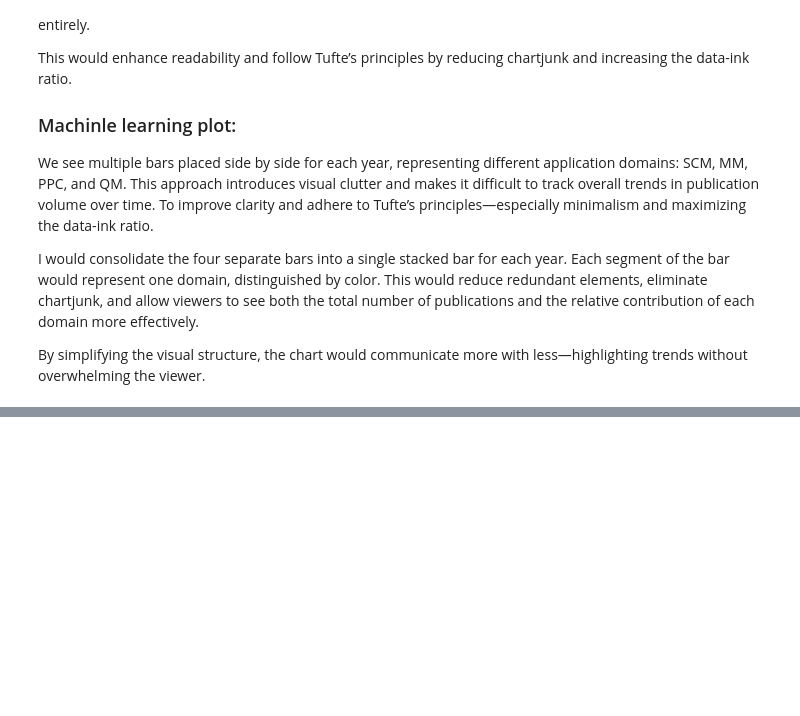
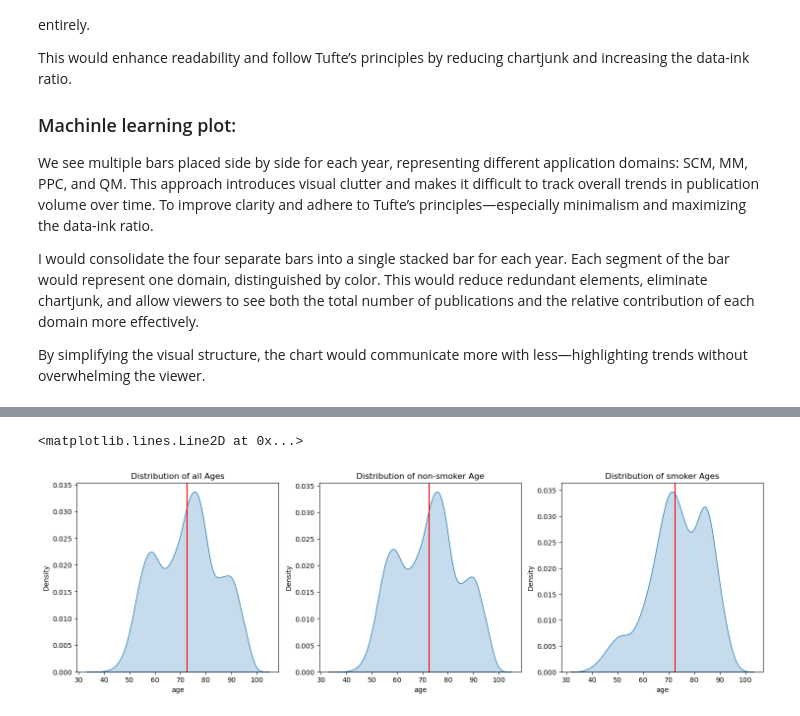
Before and after one commit to mak8427/data_visualization, a Jupyter notebook: problem-sheet-09/ex09_davide.ipynb, the cells around one changed output, grey strips where cells are left out. Saved outputs shown, nothing was run; the diff lists cells and outputs as text; code cells hidden in the pictures; blank space fills up the shorter version.

```diff
--- a/problem-sheet-09/ex09_davide.ipynb
+++ b/problem-sheet-09/ex09_davide.ipynb
@@ -15,0 +70,20 @@ By simplifying the visual structure, the chart would communicate more with less
+# %%
+fig, ax = plt.subplots(1, 3, figsize=(18, 5))  # Corrected: fig, ax
+
+# All ages
+sns.kdeplot(data['age'], ax=ax[0], fill=True)
+ax[0].set_title('Distribution of all Ages')
+ax[0].axvline(data['age'].mean(), color='r')
+
+# Non-smokers
+sns.kdeplot(data[data['smoker'] == 0]['age'], ax=ax[1], fill=True)
+ax[1].set_title('Distribution of non-smoker Age')
+ax[1].axvline(data['age'].mean(), color='r')
+
+# Smokers
+sns.kdeplot(data[data['smoker'] == 1]['age'], ax=ax[2], fill=True)
+ax[2].set_title('Distribution of smoker Ages')
+ax[2].axvline(data['age'].mean(), color='r')
+# %% [output]
+<matplotlib.lines.Line2D at 0x...>
+[figure, added]
```
Also changed, not shown: parts of 4 cells of this notebook.
